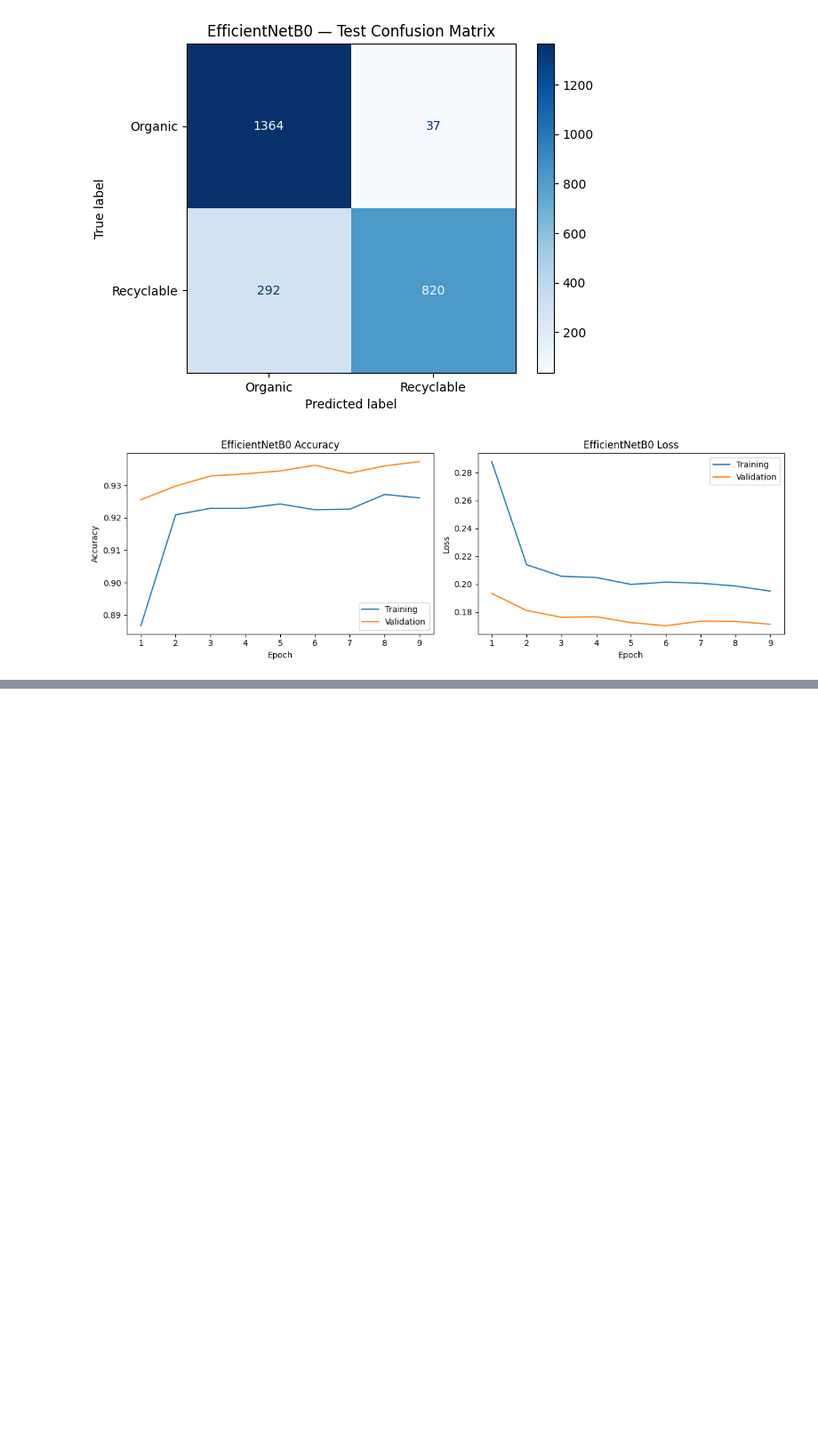
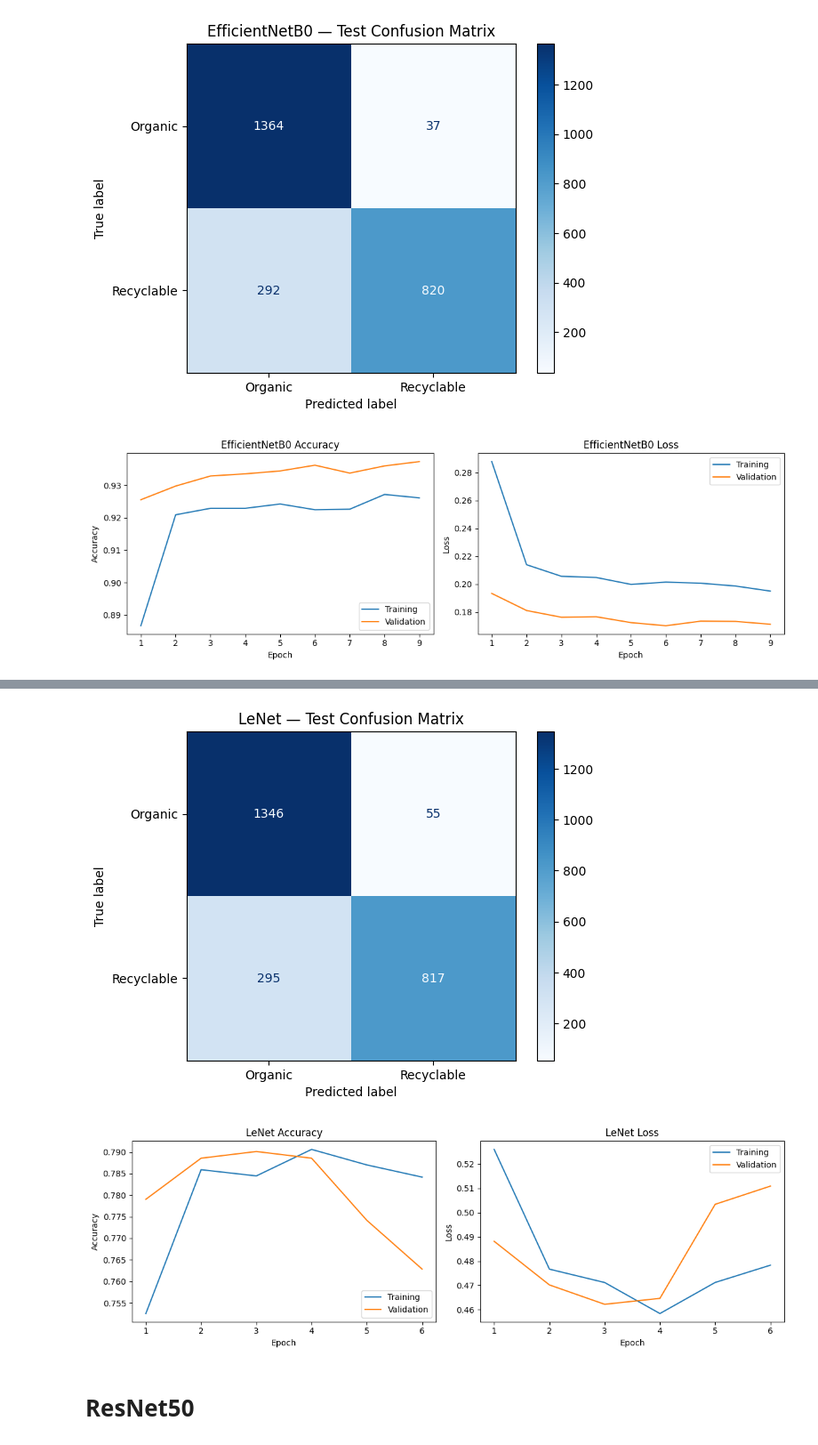
Before and after one commit to Alan09G/DS2-Group-Project, a Jupyter notebook: DS2_Group27_Project.ipynb, the cells around one changed output, grey strips where cells are left out. Shown at 89% size. Saved outputs shown, nothing was run; the diff lists cells and outputs as text; code cells hidden in the pictures; blank space fills up the shorter version.

```diff
--- a/DS2_Group27_Project.ipynb
+++ b/DS2_Group27_Project.ipynb
@@ -712,0 +761,13 @@ plt.show()
+# %%
+lenet_early_stop = tf.keras.callbacks.EarlyStopping(
+    monitor="val_loss",
+    patience=3,
+    restore_best_weights=True
+)
+
+lenet_history = lenet_model.fit(
+    train_ds,
+    validation_data=val_ds,
+    epochs=10,
+    callbacks=[lenet_early_stop]
+)
@@ -712,0 +787,60 @@ plt.show()
+# %%
+from sklearn.metrics import classification_report, ConfusionMatrixDisplay
+
+y_true = np.concatenate([
+    labels.numpy().ravel() for images, labels in test_ds
+]).astype(int)
+
+
+lenet_test_loss, lenet_test_accuracy = lenet_model.evaluate(test_ds)
+
+print(f"LeNet test accuracy: {lenet_test_accuracy:.4f}")
+print(f"LeNet test loss: {lenet_test_loss:.4f}")
+
+lenet_probabilities = lenet_model.predict(test_ds).ravel()
+lenet_predictions = (lenet_probabilities >= 0.5).astype(int)
+
+print(classification_report(
+    y_true,
+    lenet_predictions,
+    labels=[0, 1],
+    target_names=["Organic", "Recyclable"],
+    digits=4,
+    zero_division=0
+))
+
+ConfusionMatrixDisplay.from_predictions(
+    y_true,
+    lenet_predictions,
+    labels=[0, 1],
+    display_labels=["Organic", "Recyclable"],
+    cmap="Blues"
+)
+plt.title("LeNet — Test Confusion Matrix")
+plt.show()
+
+epochs = range(1, len(lenet_history.history["loss"]) + 1)
+
+plt.figure(figsize=(12, 4))
+
+plt.subplot(1, 2, 1)
+plt.plot(epochs, lenet_history.history["accuracy"], label="Training")
+plt.plot(epochs, lenet_history.history["val_accuracy"], label="Validation")
+plt.xlabel("Epoch")
+plt.ylabel("Accuracy")
+plt.title("LeNet Accuracy")
+plt.xticks(epochs)
+plt.legend()
+
+plt.subplot(1, 2, 2)
+plt.plot(epochs, lenet_history.history["loss"], label="Training")
+plt.plot(epochs, lenet_history.history["val_loss"], label="Validation")
+plt.xlabel("Epoch")
+plt.ylabel("Loss")
+plt.title("LeNet Loss")
+plt.xticks(epochs)
+plt.legend()
+
+plt.tight_layout()
+plt.show()
+# %% [output]
@@ -712,0 +859,4 @@ plt.show()
+[figure, added]
+[figure, added]
+# %% [markdown]
+# ResNet50
```
Also changed, not shown: parts of 8 cells of this notebook.
